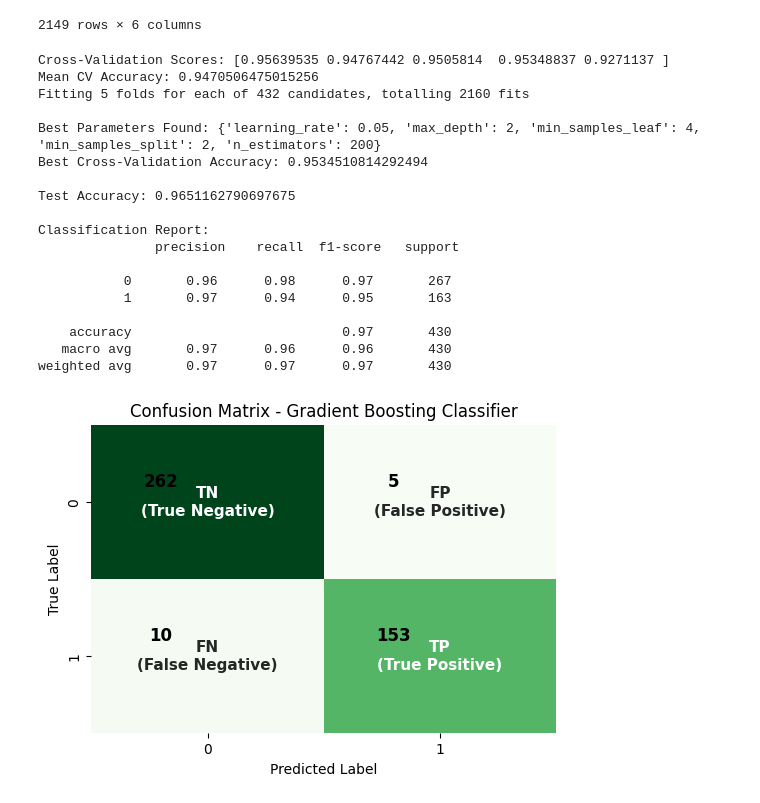
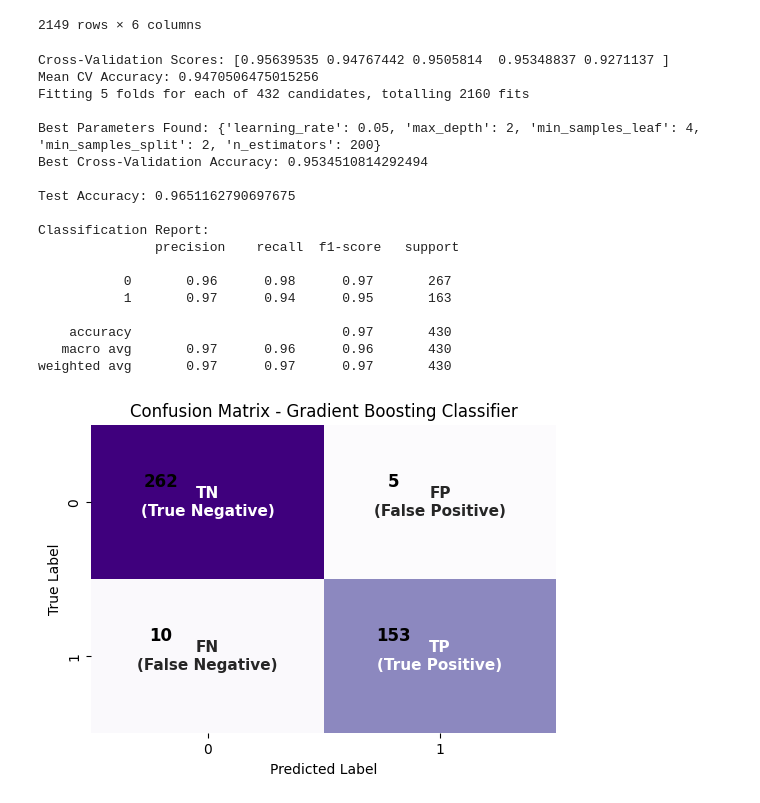
Before and after one commit to juliaalcribeiro/project_w7, a Jupyter notebook: notebook/ensemble_gradient_boosting.ipynb, the cells around one changed output. Saved outputs shown, nothing was run; the diff lists cells and outputs as text; code cells hidden in the pictures.

```diff
--- a/notebook/ensemble_gradient_boosting.ipynb
+++ b/notebook/ensemble_gradient_boosting.ipynb
@@ -109,32 +109,32 @@ labels = [
     ["FN\n(False Negative)", "TP\n(True Positive)"]
 ]
 plt.figure(figsize=(6,4))
-sns.heatmap(cm, annot=labels, fmt='', cmap="Greens", cbar=False, annot_kws={"fontsize":11, "weight":"bold"})
+sns.heatmap(cm, annot=labels, fmt='', cmap="Purples", cbar=False, annot_kws={"fontsize":11, "weight":"bold"})
 plt.title("Confusion Matrix - Gradient Boosting Classifier")
 plt.xlabel("Predicted Label")
 plt.ylabel("True Label")
 # Add numeric values on top of text
 for i in range(2):
     for j in range(2):
         plt.text(j + 0.3, i + 0.3, f"\n{cm[i, j]}", color="black", ha='center', va='center', fontsize=12, weight="bold")
 plt.show()
 # %% [output]
 Cross-Validation Scores: [0.95639535 0.94767442 0.9505814  0.95348837 0.9271137 ]
 Mean CV Accuracy: 0.9470506475015256
 Fitting 5 folds for each of 432 candidates, totalling 2160 fits
 
 Best Parameters Found: {'learning_rate': 0.05, 'max_depth': 2, 'min_samples_leaf': 4, 'min_samples_split': 2, 'n_estimators': 200}
 Best Cross-Validation Accuracy: 0.9534510814292494
 
 Test Accuracy: 0.9651162790697675
 
 Classification Report:
                precision    recall  f1-score   support
 
            0       0.96      0.98      0.97       267
            1       0.97      0.94      0.95       163
 
     accuracy                           0.97       430
    macro avg       0.97      0.96      0.96       430
 weighted avg       0.97      0.97      0.97       430
-[figure, old version]
+[figure, new version]
```
Also changed, not shown: 4 other files.
